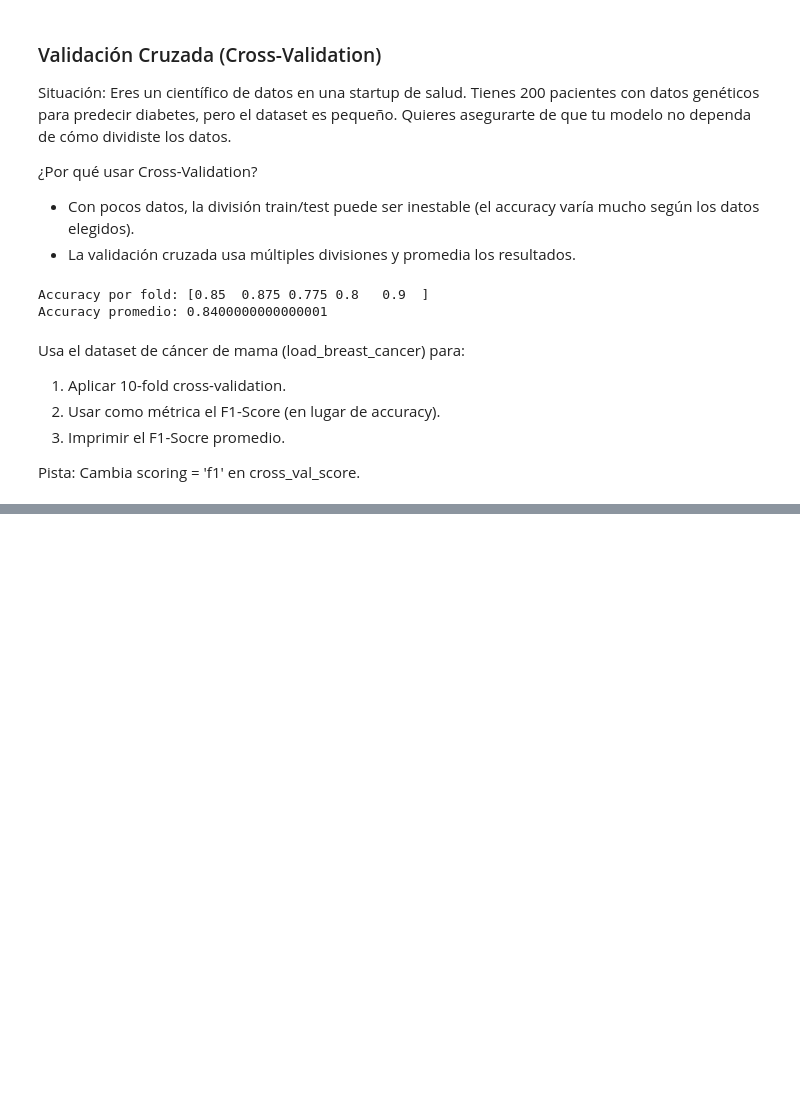
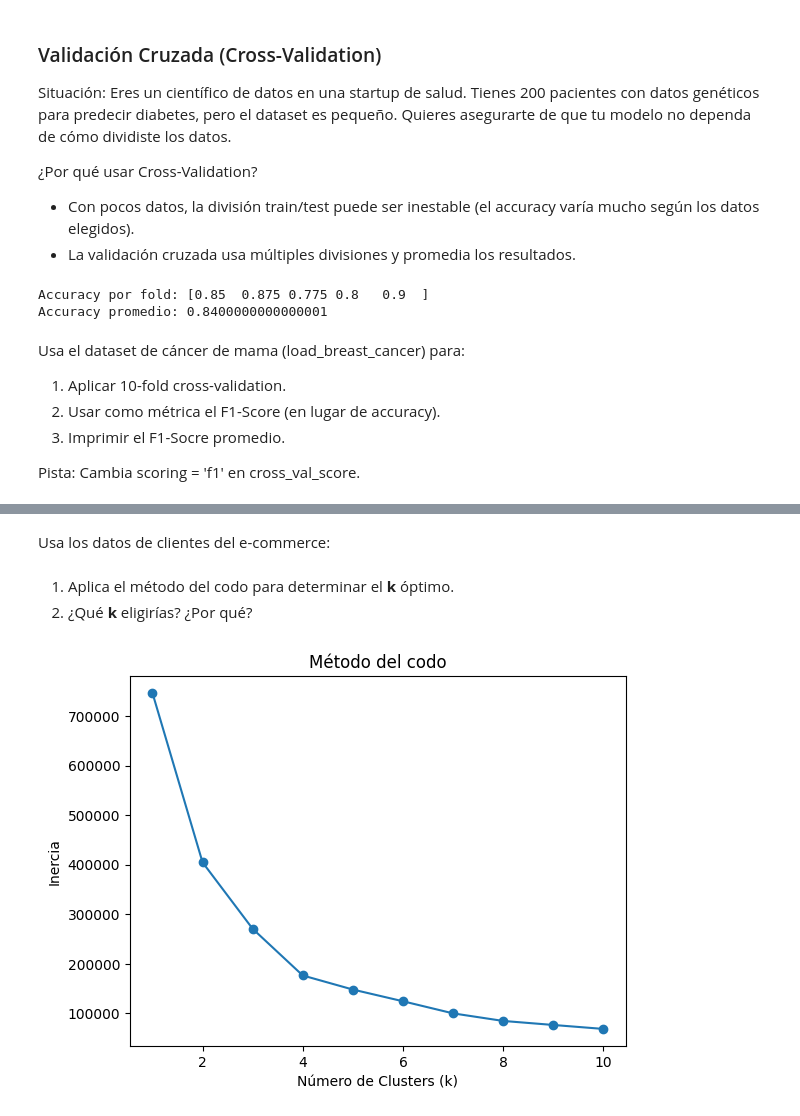
Before and after one commit to rodrigoalegre210/IA, a Jupyter notebook: IA-3.ipynb, the cells around one changed output, grey strips where cells are left out. Cells and saved outputs as stored; diff of their text form; code cells hidden in the pictures; blank space fills up the shorter version.

```diff
--- a/IA-3.ipynb
+++ b/IA-3.ipynb
@@ -48,0 +210,2 @@ TypeError: got an unexpected keyword argument 'n_samples'
+# %% [markdown]
+Usa los datos de clientes del e-commerce:
@@ -48,0 +216,28 @@ TypeError: got an unexpected keyword argument 'n_samples'
+# %% [markdown]
+1. Aplica el método del codo para determinar el **k** óptimo.
+2. ¿Qué **k** eligirías? ¿Por qué?
+# %%
+import numpy as np
+import matplotlib.pyplot as plt
+
+from sklearn.cluster import KMeans
+
+ingresos = np.random.randint(15, 100, 500)
+puntuacion = np.random.randint(1, 100, 500)
+
+X = np.column_stack([ingresos, puntuacion])
+
+inercia = []
+for k in range(1, 11):
+    kmeans = KMeans(n_clusters = k, random_state = 42)
+    kmeans.fit(X)
+    inercia.append(kmeans.inertia_)
+
+plt.plot(range(1, 11), inercia, marker = 'o')
+plt.xlabel('Número de Clusters (k)')
+plt.ylabel('Inercia')
+plt.title('Método del codo')
+
+plt.show()
+# %% [output]
+[figure, added]
```
Also changed, not shown: parts of 12 cells of this notebook.
